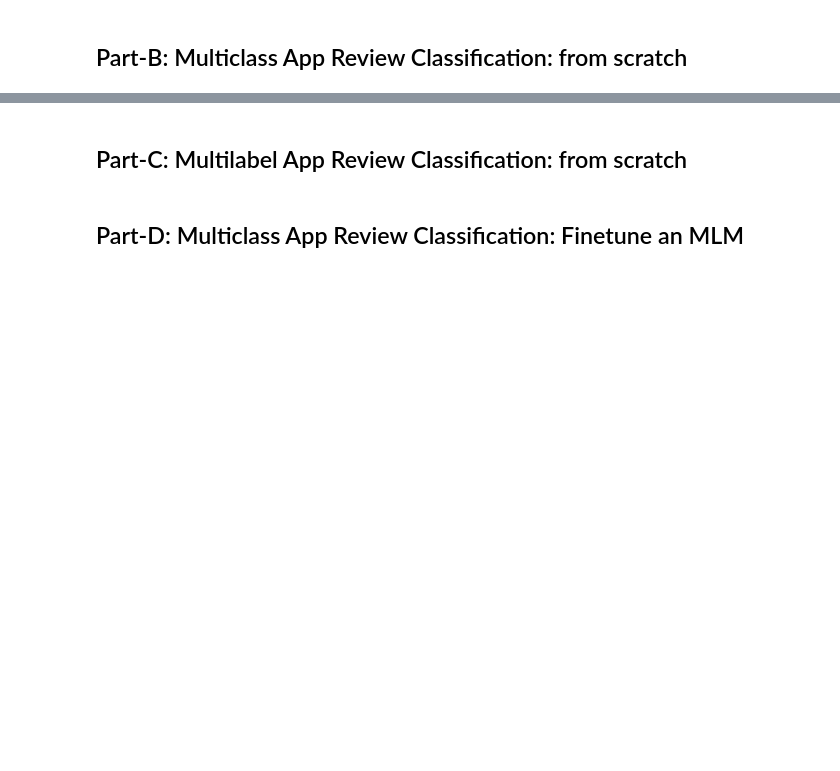
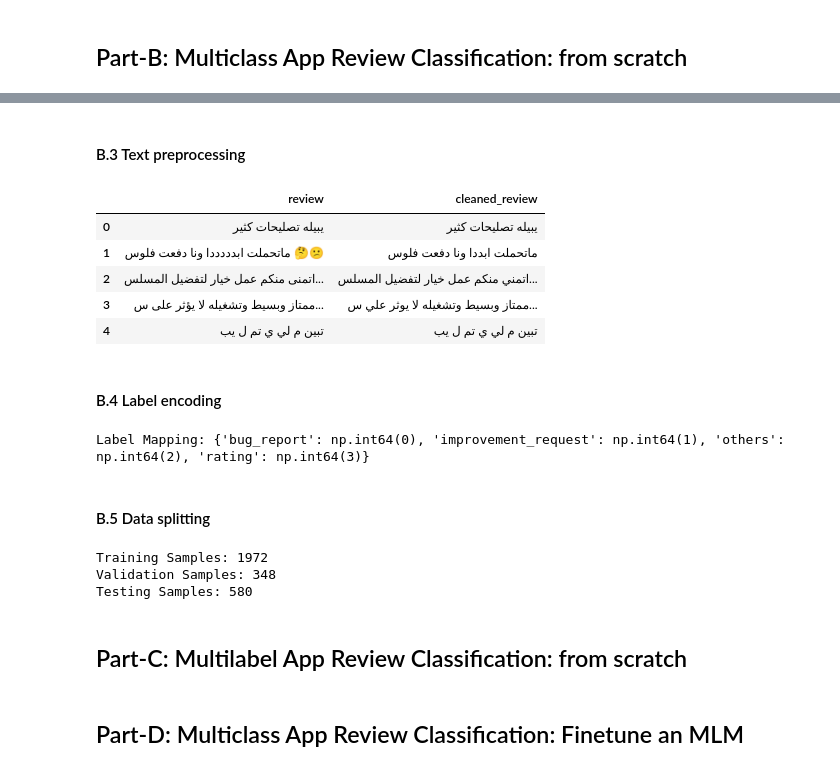
Before and after one commit to Hayder-Aleissa/NLP-Project, a Jupyter notebook: NLP_project.ipynb, the cells around one changed output, grey strips where cells are left out. Cells and saved outputs as stored; diff of their text form; code cells hidden in the pictures; blank space fills up the shorter version.

```diff
--- a/NLP_project.ipynb
+++ b/NLP_project.ipynb
@@ -2,0 +76,13 @@
+# %%
+def assign_single_label(row):
+    if row['bug_report'] != 'No':
+        return 'bug_report'
+    elif row['improvement_request'] != 'No':
+        return 'improvement_request'
+    elif row['rating'] != 'No':
+        return 'rating'
+    else:
+        return 'others'
+
+df['label'] = df.apply(assign_single_label, axis=1)
+df['label'].value_counts()
@@ -3,3 +97,68 @@
+# %% [markdown]
+#### B.3 Text preprocessing
+# %%
+def preprocess_arabic(text):
+    text = str(text)
+    # Normalize Arabic characters
+    text = re.sub("[إأآا]", "ا", text)
+    text = re.sub("ى", "ي", text)
+    text = re.sub("ؤ", "و", text)
+    text = re.sub("ئ", "ي", text)
+    text = re.sub("ة", "ه", text)
+    text = re.sub("گ", "ك", text)
+
+    # Remove diacritics
+    text = re.sub(r'[\u064B-\u0652]', '', text)
+
+    # Remove repeated characters
+    text = re.sub(r'(.)\1+', r'\1\1', text) # kept 2 since some arabic words actually have two repeating letters
+
+    # Remove non-Arabic letters and digits
+    text = re.sub(r'[^\u0600-\u06FF\s]', '', text)
+
+    # Remove extra spaces
+    text = re.sub(r'\s+', ' ', text).strip()
+
+    return text
+
+# Apply preprocessing
+df['cleaned_review'] = df['review'].apply(preprocess_arabic)
+df[['review', 'cleaned_review']].head()
+# %% [output]
+|  | review | cleaned_review |
+| 0 | يبيله تصليحات كثير | يبيله تصليحات كثير |
+| 1 | ماتحملت ابدددددا ونا دفعت فلوس 🤔😕 | ماتحملت ابددا ونا دفعت فلوس |
+| 2 | اتمنى منكم عمل خيار لتفضيل المسلس... | اتمني منكم عمل خيار لتفضيل المسلس... |
+| 3 | ممتاز وبسيط وتشغيله لا يؤثر على س... | ممتاز وبسيط وتشغيله لا يوثر علي س... |
+| 4 | تبين م لي ي تم ل يب | تبين م لي ي تم ل يب |
+# %% [markdown]
+#### B.4 Label encoding
+# %%
+label_encoder = LabelEncoder()
+df['label_encoded'] = label_encoder.fit_transform(df['label'])
+
+# For reference
+label_map = dict(zip(label_encoder.classes_, label_encoder.transform(label_encoder.classes_)))
+print("Label Mapping:", label_map)
+# %% [output]
+Label Mapping: {'bug_report': np.int64(0), 'improvement_request': np.int64(1), 'others': np.int64(2), 'rating': np.int64(3)}
+# %% [markdown]
+#### B.5 Data splitting
+# %%
+# First: Train-Test Split (80-20)
+train_df, test_df = train_test_split(df, test_size=0.2, random_state=SEED, stratify=df['label_encoded'])
+
+# Second: Validation Split from Train (15% of train)
+train_df, val_df = train_test_split(train_df, test_size=0.15, random_state=SEED, stratify=train_df['label_encoded'])
+
+# Show sizes
+print(f"Training Samples: {len(train_df)}")
+print(f"Validation Samples: {len(val_df)}")
+print(f"Testing Samples: {len(test_df)}")
+# %% [output]
+Training Samples: 1972
+Validation Samples: 348
+Testing Samples: 580
 # %% [markdown]
 ## Part-C: Multilabel App Review Classification: from scratch
 # %% [markdown]
```
Also changed, not shown: parts of 11 cells of this notebook.
